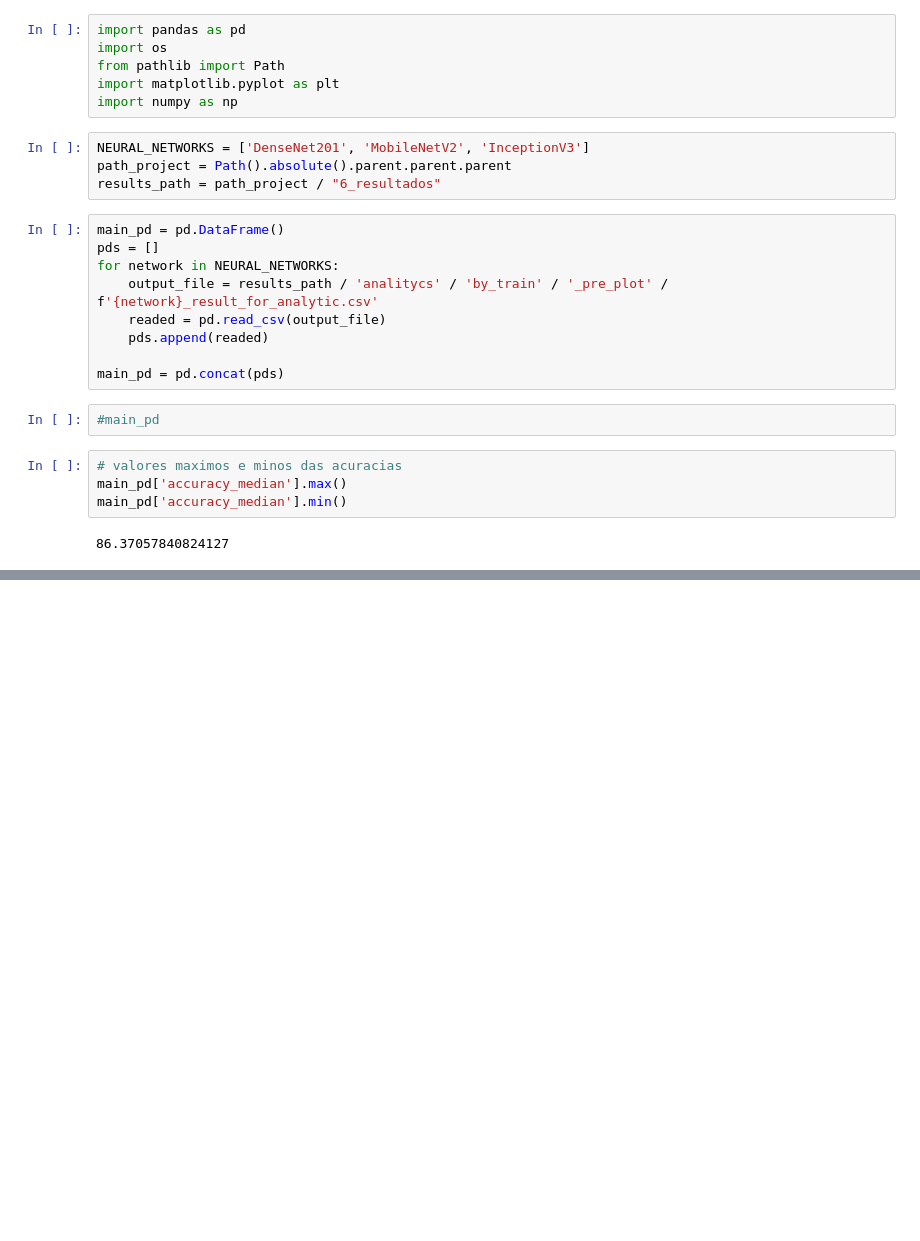
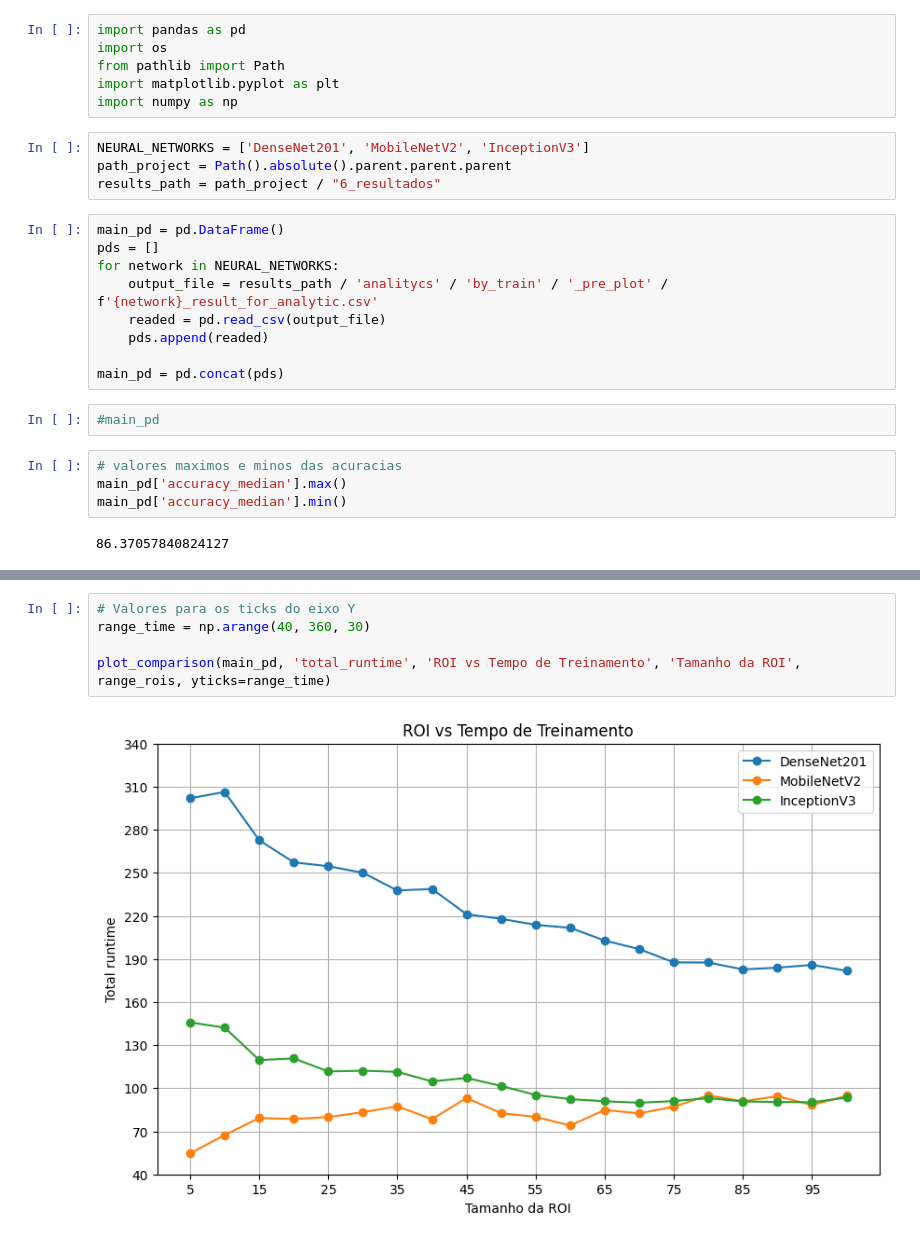
Before and after one commit to williancarddd/malaria-pibiti, a Jupyter notebook: 6_resultados/analitycs/by_train/plot.ipynb, the cells around one changed output, grey strips where cells are left out. Saved outputs shown, nothing was run; the diff lists cells and outputs as text; blank space fills up the shorter version.

```diff
--- a/6_resultados/analitycs/by_train/plot.ipynb
+++ b/6_resultados/analitycs/by_train/plot.ipynb
@@ -221,0 +75,7 @@ plt.show()
+# %%
+# Valores para os ticks do eixo Y
+range_time = np.arange(40, 360, 30)
+
+plot_comparison(main_pd, 'total_runtime', 'ROI vs Tempo de Treinamento', 'Tamanho da ROI', range_rois, yticks=range_time)
+# %% [output]
+[figure, added]
```
Also changed, not shown: parts of 20 cells of this notebook.
